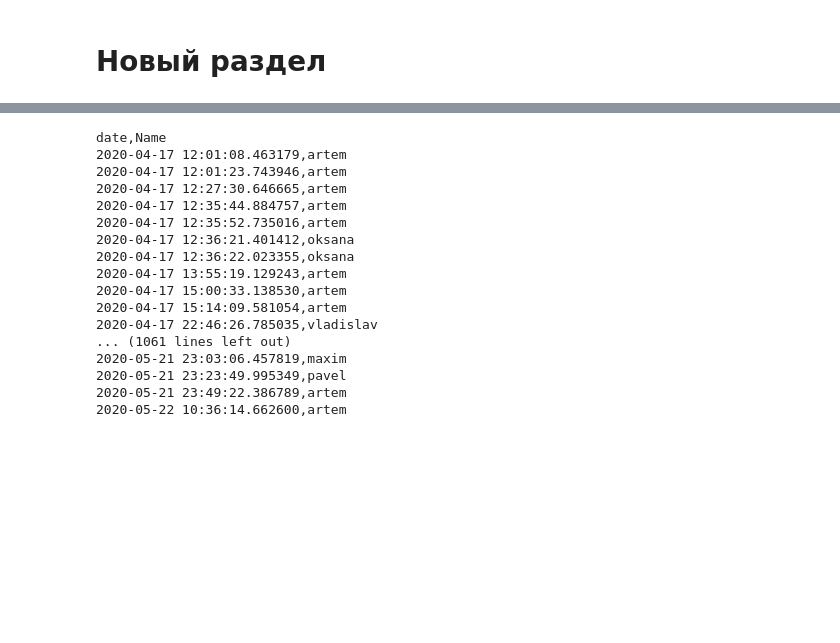
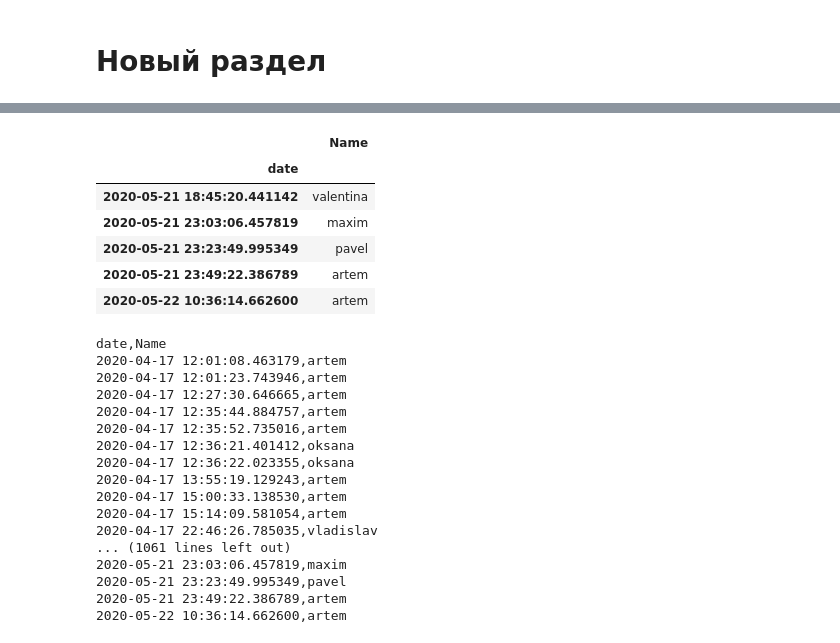
Before and after one commit to HalimHamidov/piscine_python_ds, a Jupyter notebook: load_and_save.ipynb, the cells around one changed output, grey strips where cells are left out. Cells and saved outputs as stored; diff of their text form; code cells hidden in the pictures; blank space fills up the shorter version.

```diff
--- a/load_and_save.ipynb
+++ b/load_and_save.ipynb
@@ -47,3 +55,13 @@ df.to_csv('log.csv')
+# %%
+df.tail()
+# %% [output]
+|  | Name |
+| date |  |
+| 2020-05-21 18:45:20.441142 | valentina |
+| 2020-05-21 23:03:06.457819 | maxim |
+| 2020-05-21 23:23:49.995349 | pavel |
+| 2020-05-21 23:49:22.386789 | artem |
+| 2020-05-22 10:36:14.662600 | artem |
 # %%
 %cat log.csv
 # %% [output]
```
Also changed, not shown: parts of 5 cells of this notebook.
